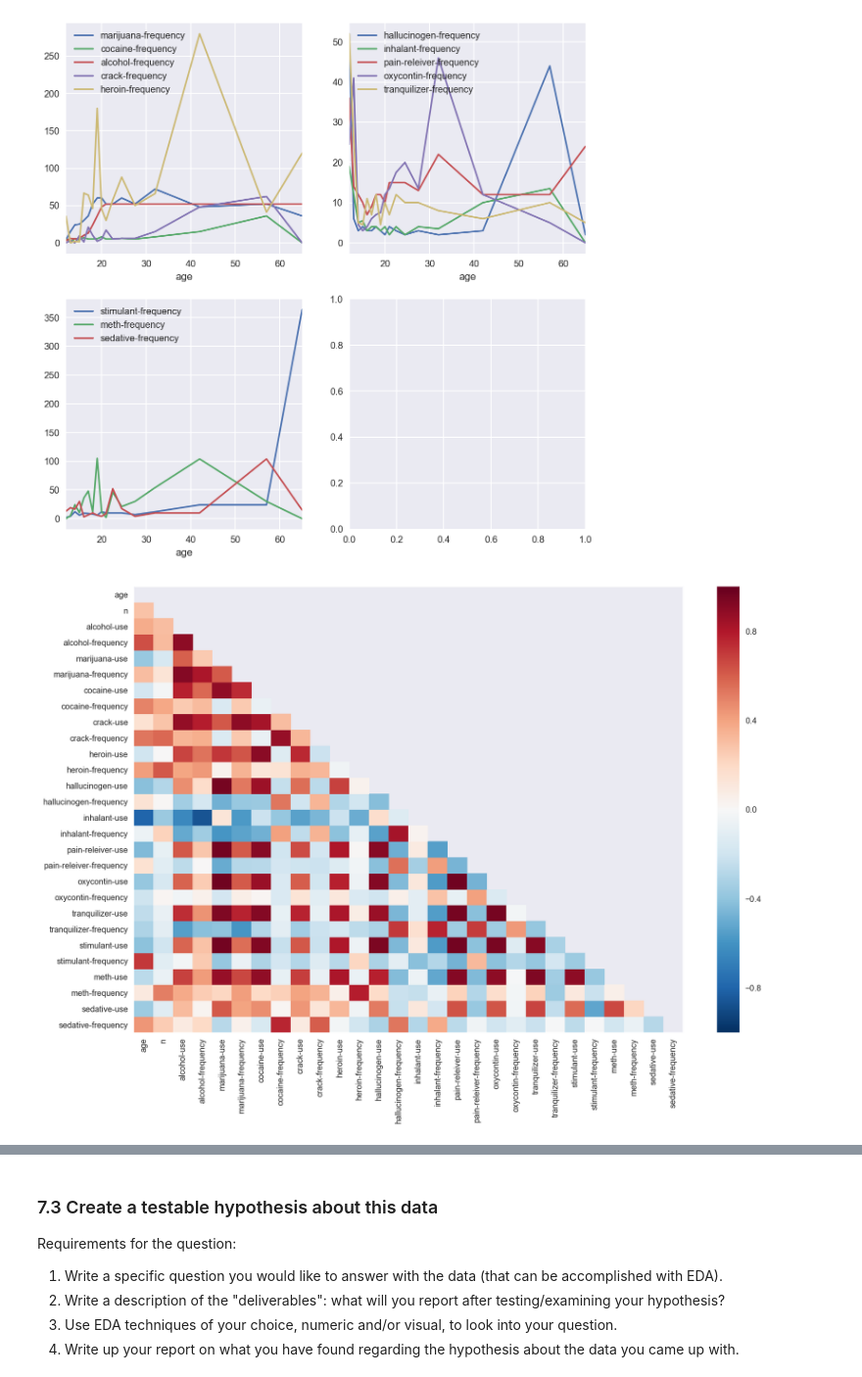
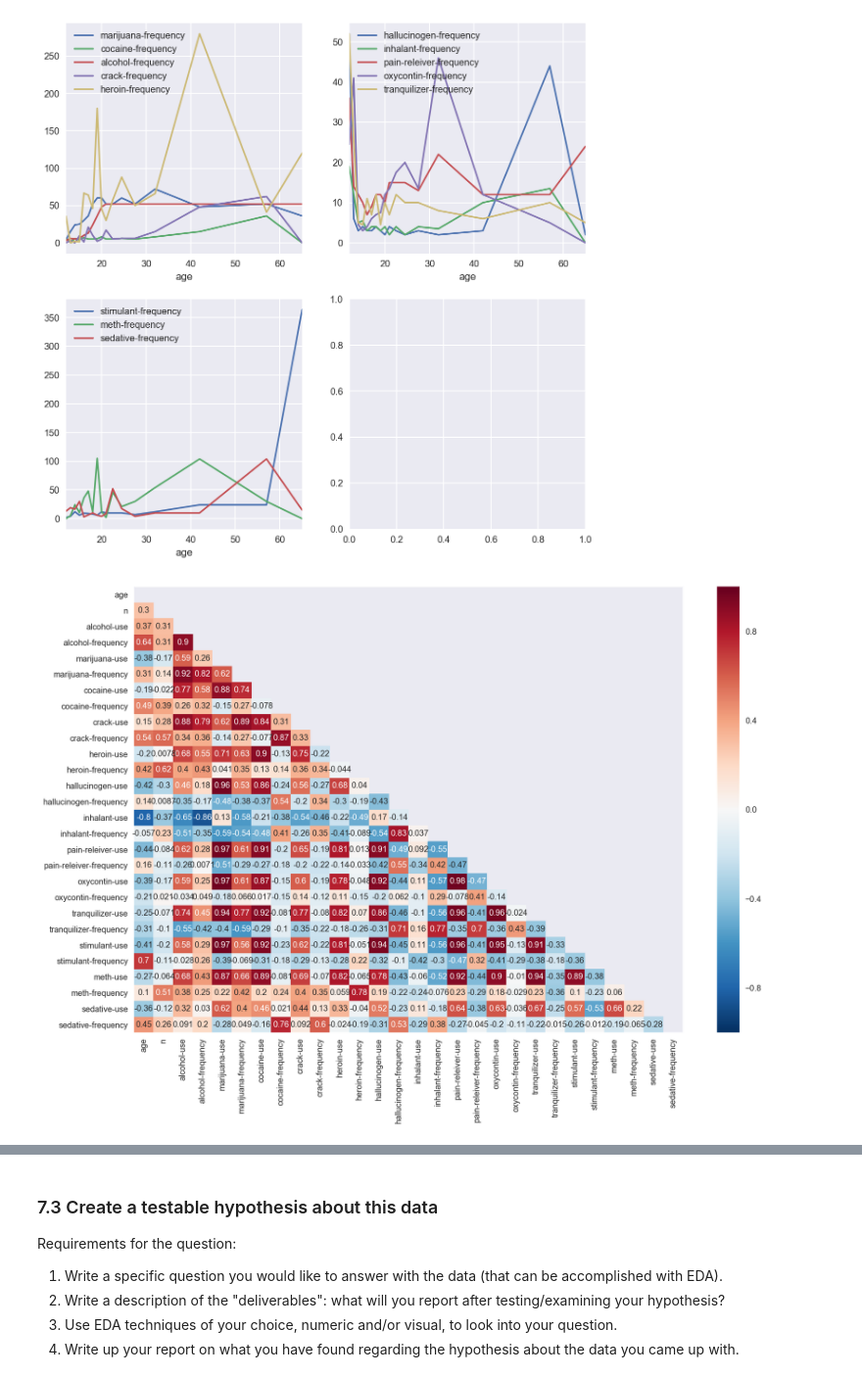
Before and after one commit to t-brewer/sats_and_drugs, a Jupyter notebook: project-02-v2-starter-code.ipynb, the cells around one changed output, grey strips where cells are left out. Shown at 98% size. Saved outputs shown, nothing was run; the diff lists cells and outputs as text; code cells hidden in the pictures.

```diff
--- a/project-02-v2-starter-code.ipynb
+++ b/project-02-v2-starter-code.ipynb
@@ -852,10 +852,10 @@ df_drugs.plot(x='age', y='sedative-frequency', ax=ax3)
 # %%
 corr_mat_drugs = df_drugs.corr()
 
 mask = np.zeros_like(corr_mat_drugs, dtype=np.bool)
 mask[np.triu_indices_from(mask)] = True
 
 f, ax = plt.subplots(nrows=1, ncols=1, figsize=(15,10))
-ax = sns.heatmap(corr_mat_drugs, fmt='g', mask=mask)
+ax = sns.heatmap(corr_mat_drugs, fmt='.2g', mask=mask, annot=True)
 # %% [output]
-[figure, old version]
+[figure, new version]
```
Also changed, not shown: parts of 15 cells of this notebook.
